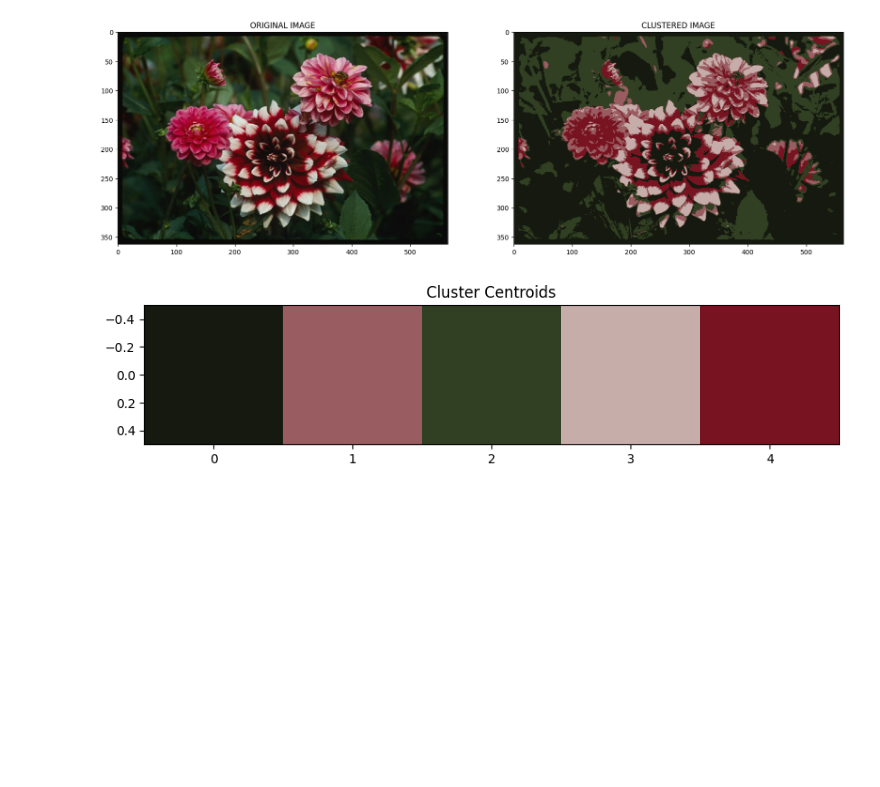
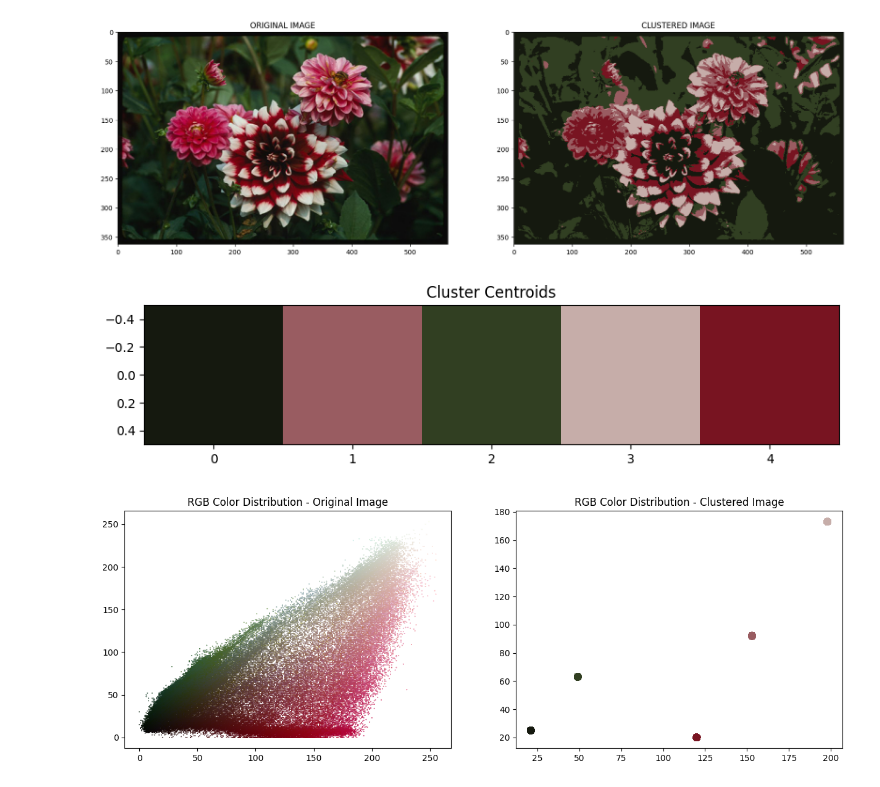
Before and after one commit to AnshikaaAgarwal/Clustering-On-Dummy-Datasets, a Jupyter notebook: Image_Segmentation_Using_K_Means.ipynb, the cells around one changed output. Cells and saved outputs as stored; diff of their text form; code cells hidden in the pictures; blank space fills up the shorter version.

```diff
--- a/Image_Segmentation_Using_K_Means.ipynb
+++ b/Image_Segmentation_Using_K_Means.ipynb
@@ -61,3 +71,22 @@ plt.show()
 # %% [output]
 [figure]
 [figure]
+# %%
+# plot bewtween red & green
+
+fig, axs = plt.subplots(1, 2, figsize=(15, 5))
+
+# original image RGB plot
+
+axs[0].scatter(pixels[:, 0], pixels[:, 1], c=pixels / 255.0, marker='.',s=0.5)
+axs[0].set_title('RGB Color Distribution - Original Image')
+
+
+# clustered image RGB plot
+axs[1].scatter(clustered_pixels[:, 0], clustered_pixels[:, 1], c=clustered_pixels / 255.0, marker='.',s=250)
+axs[1].set_title('RGB Color Distribution - Clustered Image')
+
+
+plt.show()
+# %% [output]
+[figure, added]
```
Also changed, not shown: parts of 7 cells of this notebook.
